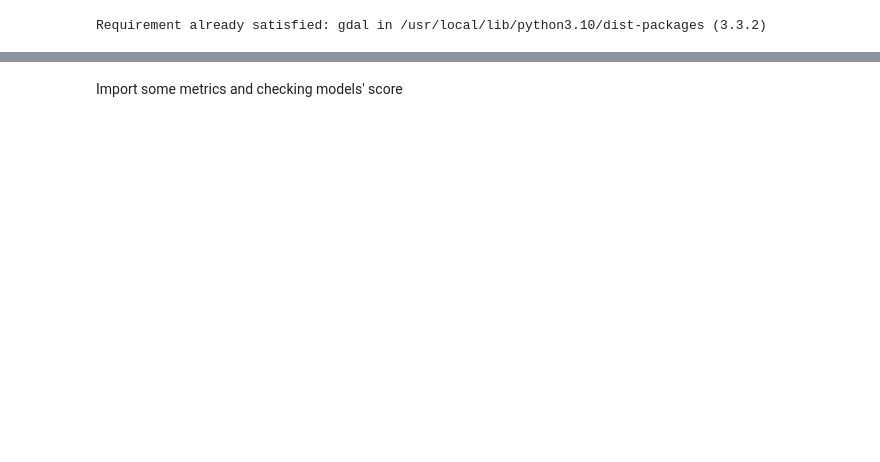
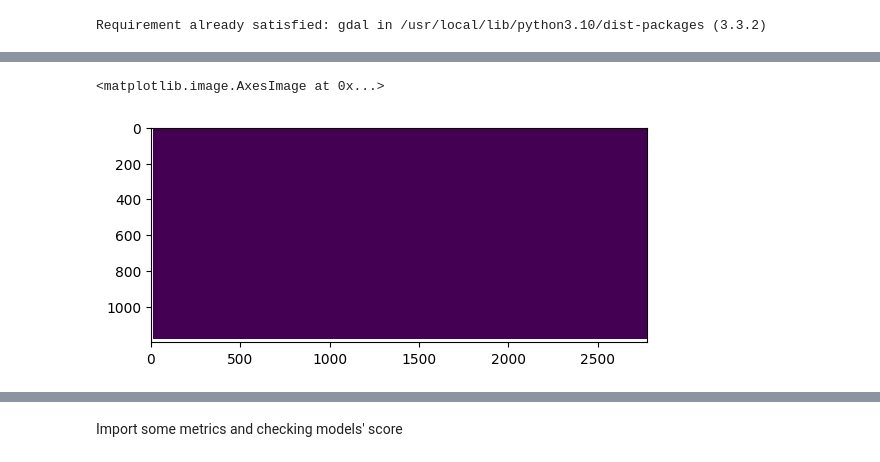
Before and after one commit to DexterfreaK/XGboostUrban, a Jupyter notebook: XGBoost_using_dataframe.ipynb, the cells around one changed output, grey strips where cells are left out. Cells and saved outputs as stored; diff of their text form; code cells hidden in the pictures; blank space fills up the shorter version.

```diff
--- a/XGBoost_using_dataframe.ipynb
+++ b/XGBoost_using_dataframe.ipynb
@@ -67,8 +31,11 @@ gdp2005 = np.reshape(gdp2005, (l*w,1))
 # %%
-# Slope_data = gdal.Open("/content/drive/MyDrive/AdjustedData_23_metre_Resolution/slope.tif")
-# Slope = Slope_data.ReadAsArray()
-# # Slope = Slope / np.max(Slope)
-# # Slope = np.where(Slope < 0, np.nan, Slope)
+# All features in X imported and read as Array
 
-
-# write_geotiff('Slope.tiff',Slope,Slope_data)
+Slope = gdal.Open("/content/drive/MyDrive/AdjustedData_23_metre_Resolution/slope.tif")
+Slope = Slope.ReadAsArray()
+# Slope = Slope / np.max(Slope)
+Slope = np.where(Slope < 0, np.nan, Slope)
+plt.imshow(Slope)
+# %% [output]
+<matplotlib.image.AxesImage at 0x...>
+[figure, added]
```
Also changed, not shown: parts of 14 cells of this notebook.
